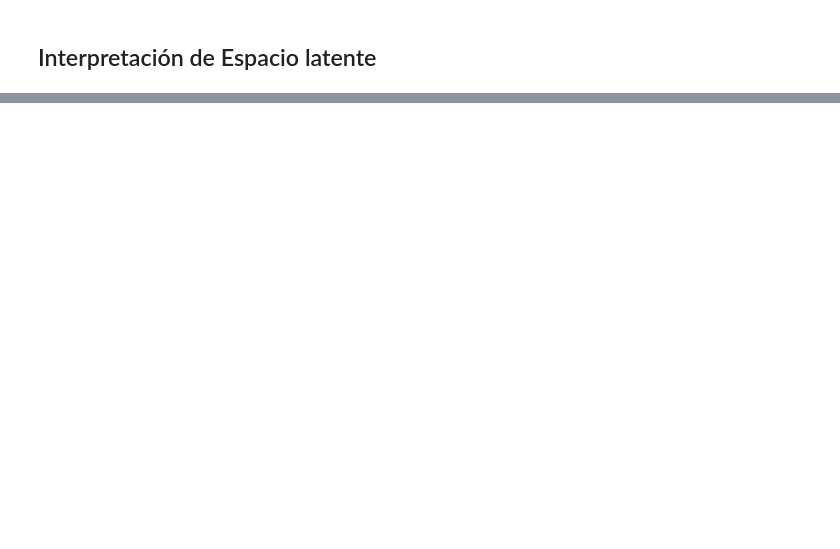
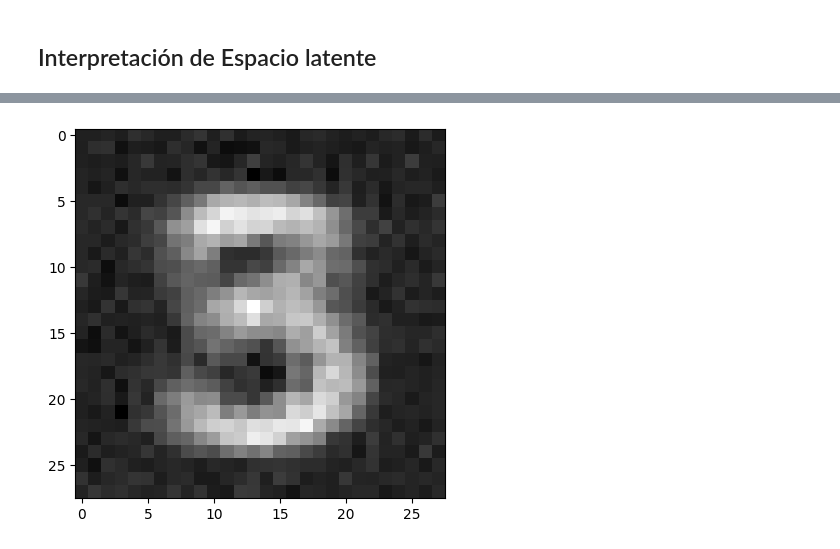
Before and after one commit to PudWin14/Generative_AI_TFM, a Jupyter notebook: AutoEncoders/Autoencoders.ipynb, the cells around one changed output, grey strips where cells are left out. Cells and saved outputs as stored; diff of their text form; code cells hidden in the pictures; blank space fills up the shorter version.

```diff
--- a/AutoEncoders/Autoencoders.ipynb
+++ b/AutoEncoders/Autoencoders.ipynb
@@ -359,0 +347,4 @@ plt.legend();
+# %%
+plt.imshow(new_img.cpu().detach().squeeze(),cmap="grey");
+# %% [output]
+[figure, added]
```
Also changed, not shown: parts of 18 cells of this notebook, 3 other files.
